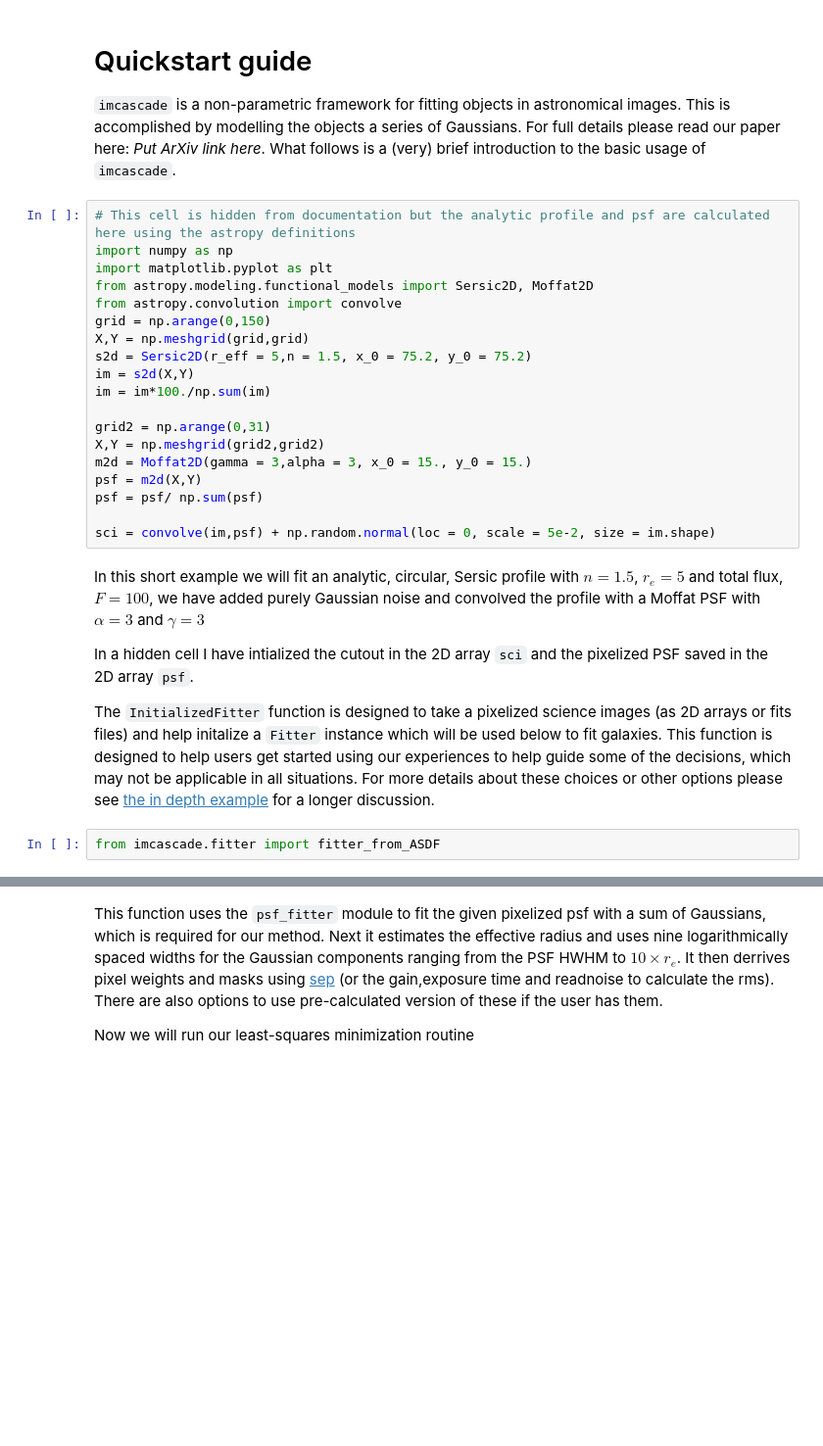
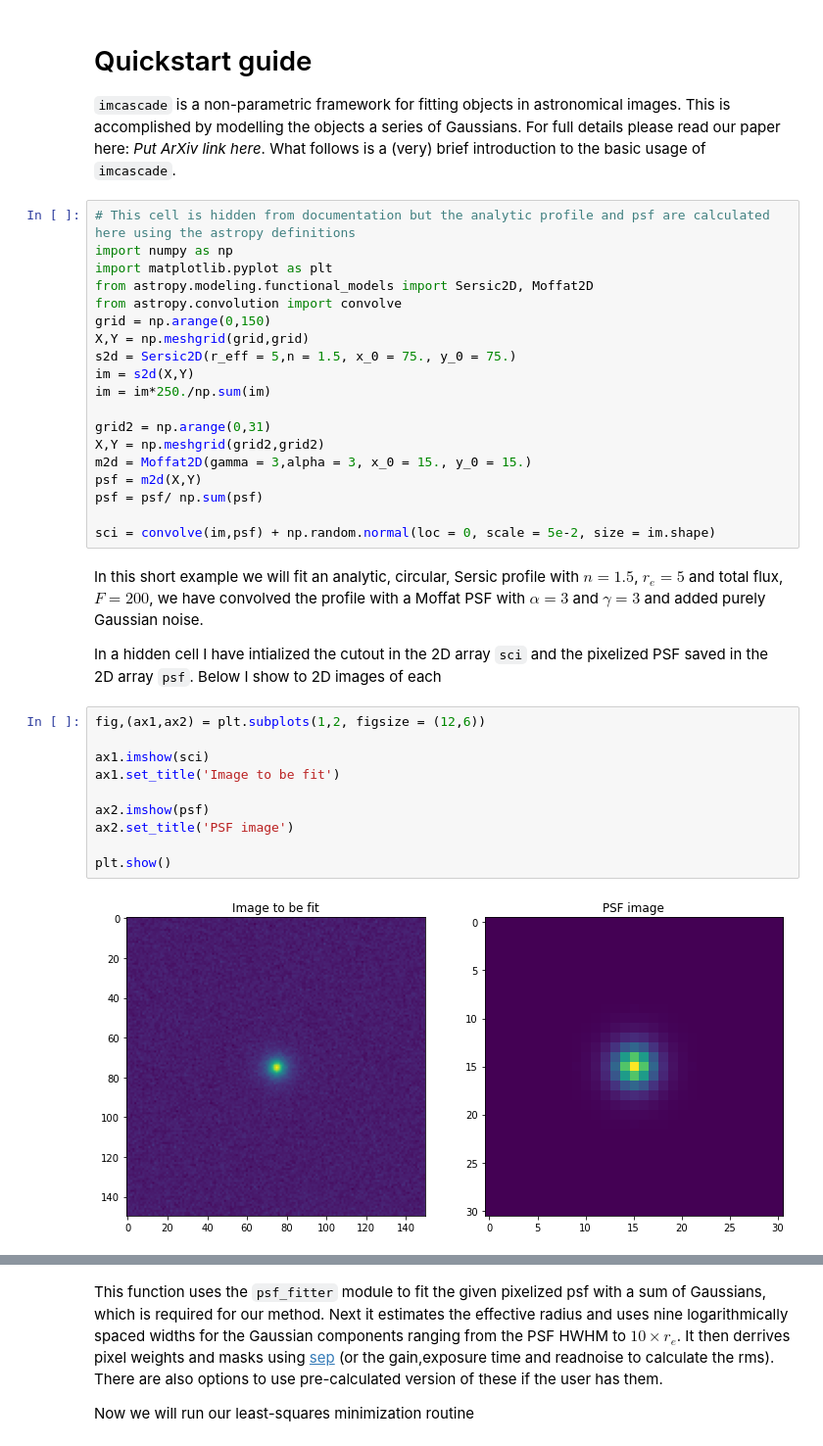
Before and after one commit to tbmiller-astro/imcascade, a Jupyter notebook: docs/source/quickstart.ipynb, the cells around one changed output, grey strips where cells are left out. Shown: that part at 98% size. Drawn from its saved outputs; the diff is of its cells as text; blank space fills up the shorter version.

```diff
--- a/docs/source/quickstart.ipynb
+++ b/docs/source/quickstart.ipynb
@@ -10,9 +10,9 @@ from astropy.modeling.functional_models import Sersic2D, Moffat2D
 from astropy.convolution import convolve
 grid = np.arange(0,150)
 X,Y = np.meshgrid(grid,grid)
-s2d = Sersic2D(r_eff = 5,n = 1.5, x_0 = 75.2, y_0 = 75.2)
+s2d = Sersic2D(r_eff = 5,n = 1.5, x_0 = 75., y_0 = 75.)
 im = s2d(X,Y)
-im = im*100./np.sum(im)
+im = im*250./np.sum(im)
 
 grid2 = np.arange(0,31)
 X,Y = np.meshgrid(grid2,grid2)
@@ -22,10 +22,18 @@ psf = psf/ np.sum(psf)
 
 sci = convolve(im,psf) + np.random.normal(loc = 0, scale = 5e-2, size = im.shape)
 # %% [markdown]
-In this short example we will fit an analytic, circular, Sersic profile with $n = 1.5$, $r_e = 5$ and total flux, $F = 100$, we have added purely Gaussian noise and convolved the profile with a Moffat PSF with $\alpha = 3$ and $\gamma = 3$
+In this short example we will fit an analytic, circular, Sersic profile with $n = 1.5$, $r_e = 5$ and total flux, $F = 200$, we have convolved the profile with a Moffat PSF with $\alpha = 3$ and $\gamma = 3$ and added purely Gaussian noise.
 
-In a hidden cell I have intialized the cutout in the 2D array ``sci`` and the pixelized PSF saved in the 2D array ``psf``.
-
-The ``InitializedFitter`` function is designed to take a pixelized science images (as 2D arrays or fits files) and help initalize a ``Fitter`` instance which will be used below to fit galaxies. This function is designed to help users get started using our experiences to help guide some of the decisions, which may not be applicable in all situations. For more details about these choices or other options please see [the in depth example](example.ipynb) for a longer discussion.
+In a hidden cell I have intialized the cutout in the 2D array ``sci`` and the pixelized PSF saved in the 2D array ``psf``. Below I show to 2D images of each
-# %%
-from imcascade.fitter import fitter_from_ASDF
+# %%
+fig,(ax1,ax2) = plt.subplots(1,2, figsize = (12,6))
+
+ax1.imshow(sci)
+ax1.set_title('Image to be fit')
+
+ax2.imshow(psf)
+ax2.set_title('PSF image')
+
+plt.show()
+# %% [output]
+[figure, added]
```
Also changed, not shown: parts of 7 cells of this notebook, 21 other files.
